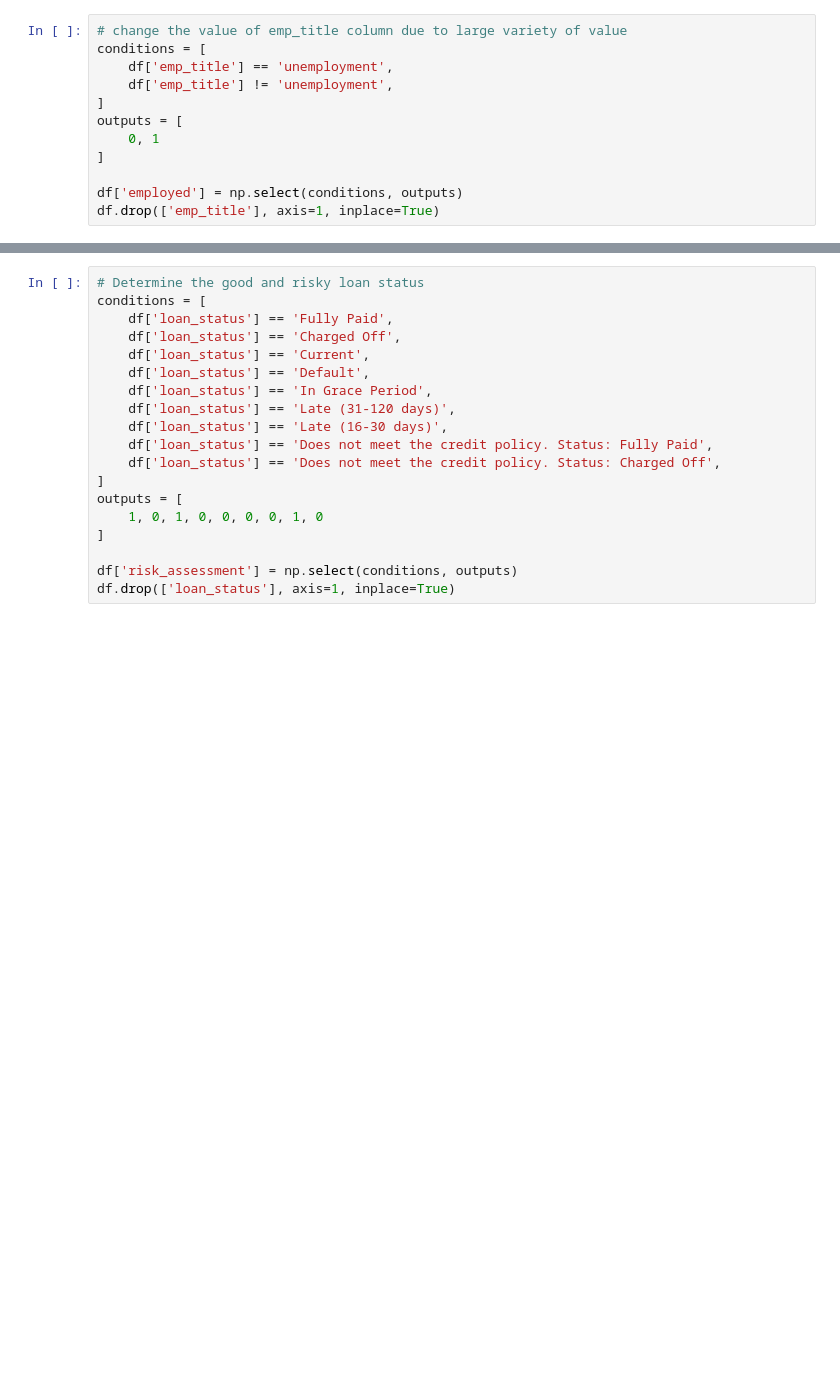
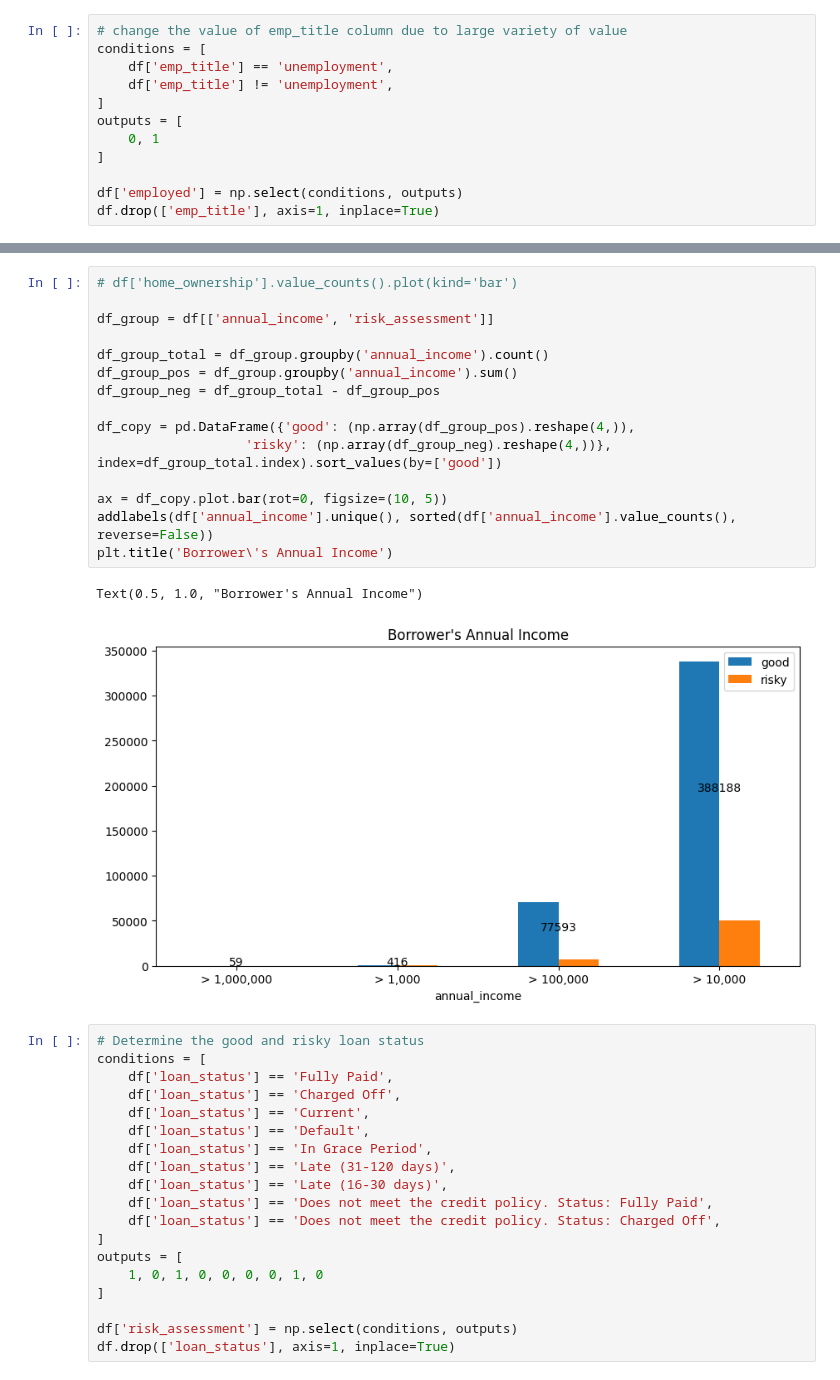
Before and after one commit to naufalbasara/IDX-Virtual-Internship, a Jupyter notebook: notebook/1_EDA.ipynb, the cells around one changed output, grey strips where cells are left out. Cells and saved outputs as stored; diff of their text form; blank space fills up the shorter version.

```diff
--- a/notebook/1_EDA.ipynb
+++ b/notebook/1_EDA.ipynb
@@ -277,3 +346,21 @@ df.drop(['emp_title'], axis=1, inplace=True)
+# %%
+# df['home_ownership'].value_counts().plot(kind='bar')
+
+df_group = df[['annual_income', 'risk_assessment']]
+
+df_group_total = df_group.groupby('annual_income').count()
+df_group_pos = df_group.groupby('annual_income').sum()
+df_group_neg = df_group_total - df_group_pos
+
+df_copy = pd.DataFrame({'good': (np.array(df_group_pos).reshape(4,)),
+                   'risky': (np.array(df_group_neg).reshape(4,))}, index=df_group_total.index).sort_values(by=['good'])
+
+ax = df_copy.plot.bar(rot=0, figsize=(10, 5))
+addlabels(df['annual_income'].unique(), sorted(df['annual_income'].value_counts(), reverse=False))
+plt.title('Borrower\'s Annual Income')
+# %% [output]
+Text(0.5, 1.0, "Borrower's Annual Income")
+[figure, added]
 # %%
 # Determine the good and risky loan status
 conditions = [
```
Also changed, not shown: parts of 10 cells of this notebook, 4 other files.
